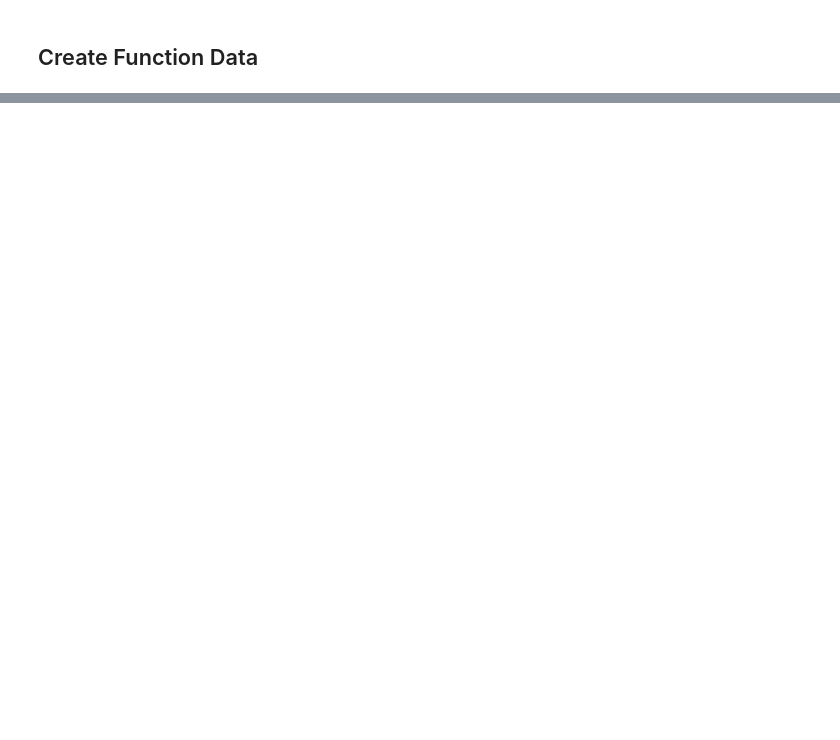
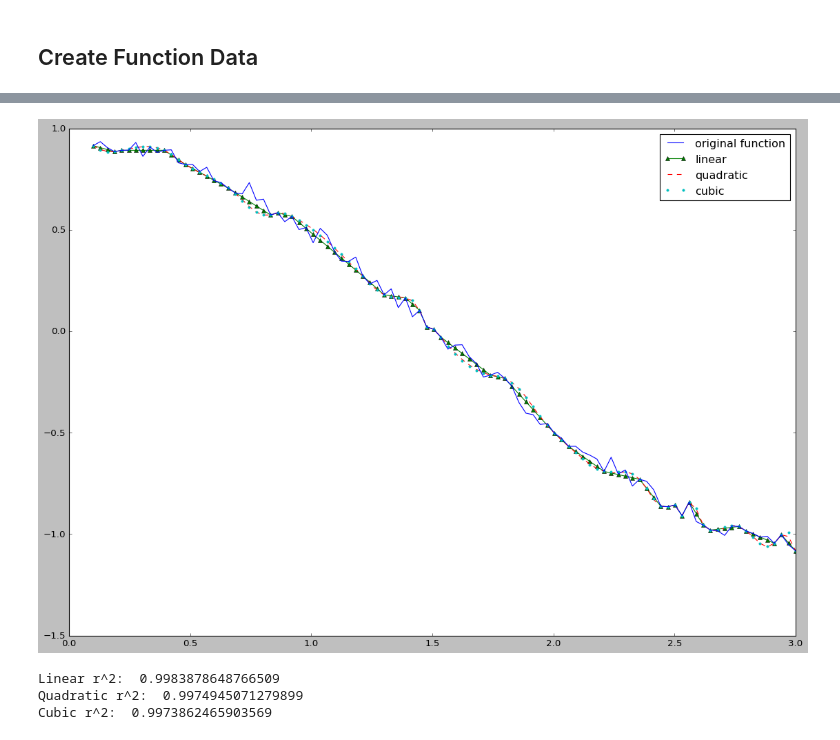
Before and after one commit to evdaev-kh/MathematicalPython, a Jupyter notebook: Interpolation.ipynb, the cells around one changed output, grey strips where cells are left out. Drawn from its saved outputs; the diff is of its cells as text; code cells hidden in the pictures; blank space fills up the shorter version.

```diff
--- a/Interpolation.ipynb
+++ b/Interpolation.ipynb
@@ -128,0 +141,8 @@ Cubic r^2:  (67.71874467381303, 0.8861682491330578)
+# %%
+#Trigonometric function
+interpolate(x_vals, y_trig)
+# %% [output]
+[figure, added]
+Linear r^2:  0.9983878648766509
+Quadratic r^2:  0.9974945071279899
+Cubic r^2:  0.9973862465903569
```
Also changed, not shown: parts of 14 cells of this notebook.
